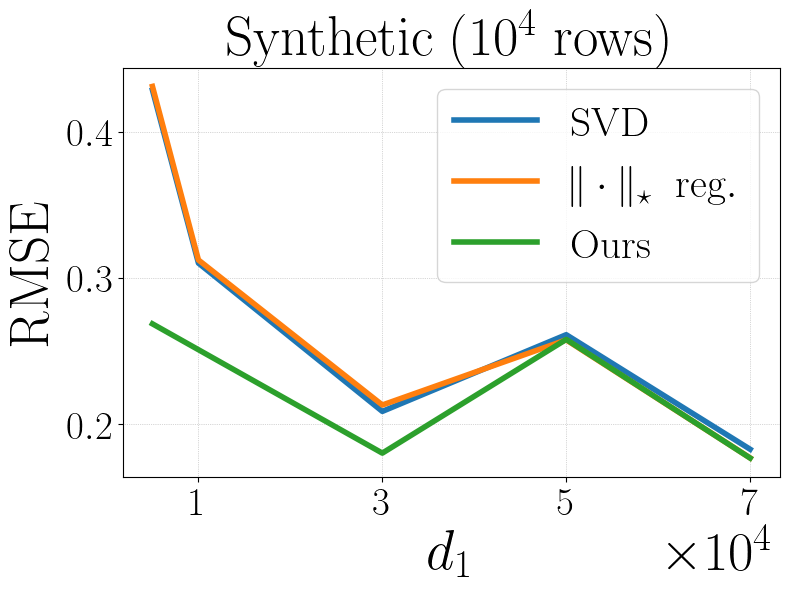
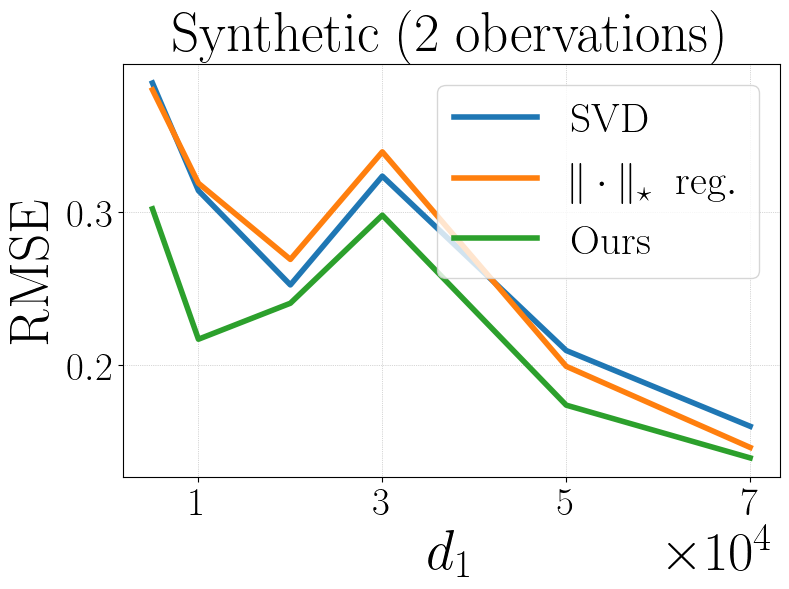
The change to this notebook cell's code, shown as a diff; its figure went from the first image to the second:
--- before
+++ after
@@ -1,4 +1,4 @@
 # observed entries
-title = r'$\mathrm{Synthetic~(10^4~rows)}$'
+title = r'$\mathrm{Synthetic~(2~obervations)}$'
 X = results['user_list']
 xticks = [10000, 30000, 50000, 70000]
@@ -13,8 +13,8 @@
 T_freq_err_std = results['T_freq_err_std']
 
-SVD_T_err_mean = results['SVD_T_err_mean']
-SVD_T_err_std = results['SVD_T_err_std']
-SVD_T_rmse_mean = results['SVD_T_rmse_mean']
-SVD_T_rmse_std = results['SVD_T_rmse_std']
+#SVD_T_err_mean = results['SVD_T_err_mean']
+#SVD_T_err_std = results['SVD_T_err_std']
+#SVD_T_rmse_mean = results['SVD_T_rmse_mean']
+#SVD_T_rmse_std = results['SVD_T_rmse_std']
 
 X_original_err_mean = results['X_original_err_mean']
@@ -33,5 +33,5 @@
 #plt.plot(X, T_prob_err_mean, lw=4, label=r"$T_{\mathrm{prob}}$")
 #plt.plot(X, T_freq_err_mean, lw=4, label=r"$T_{\mathrm{freq}}$")
-plt.plot(X, SVD_T_rmse_mean, lw=4, label=r"$\mathrm{SVD}$")
+plt.plot(X, T_freq_rmse_mean, lw=4, label=r"$\mathrm{SVD}$")
 #plt.plot(X, X_original_err_mean, lw=4, label=r"$X_{\tilde{M}^T\tilde{M}}$")
 plt.plot(X, ob2_rmse_mean, lw=4, label=r"$\|\cdot\|_\star~~\mathrm{reg.}$")

Commit: plot